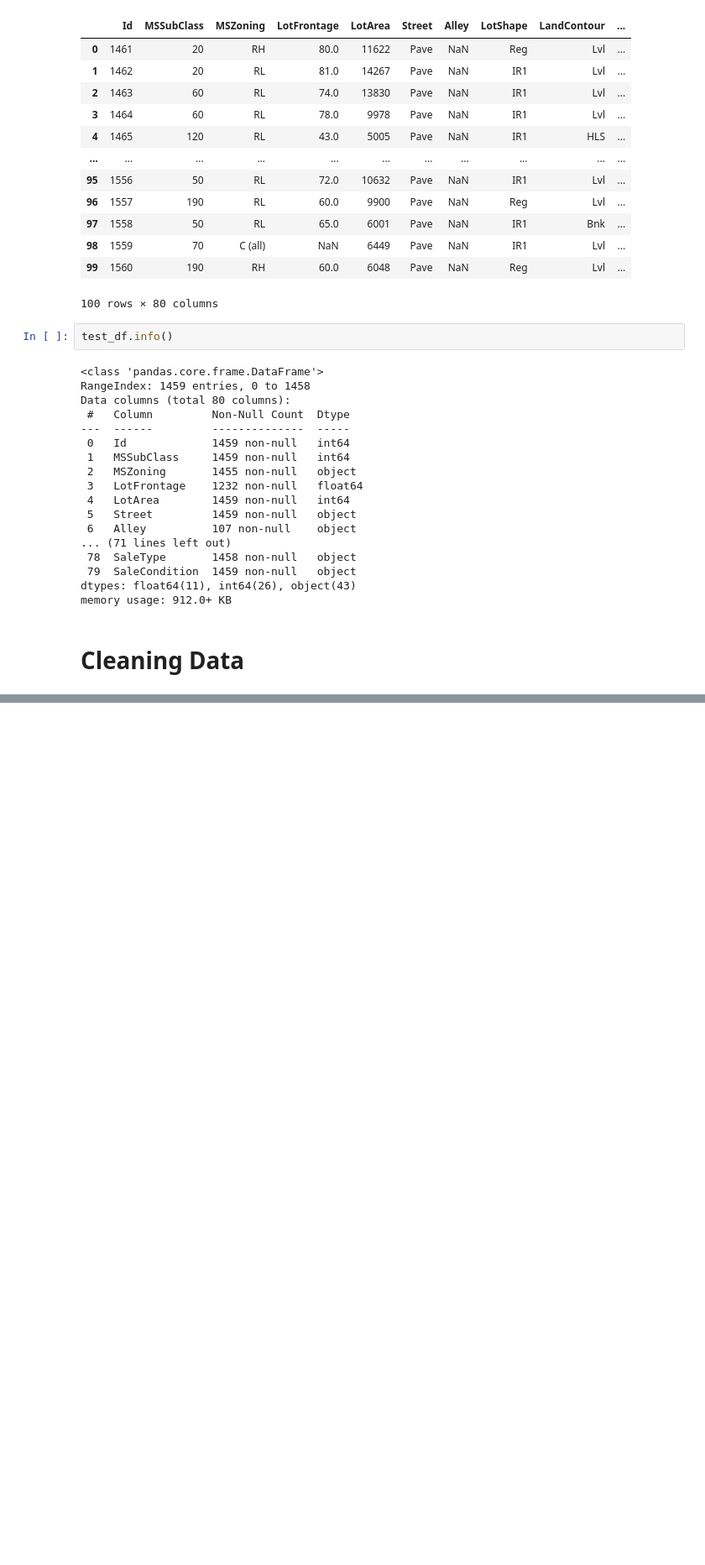
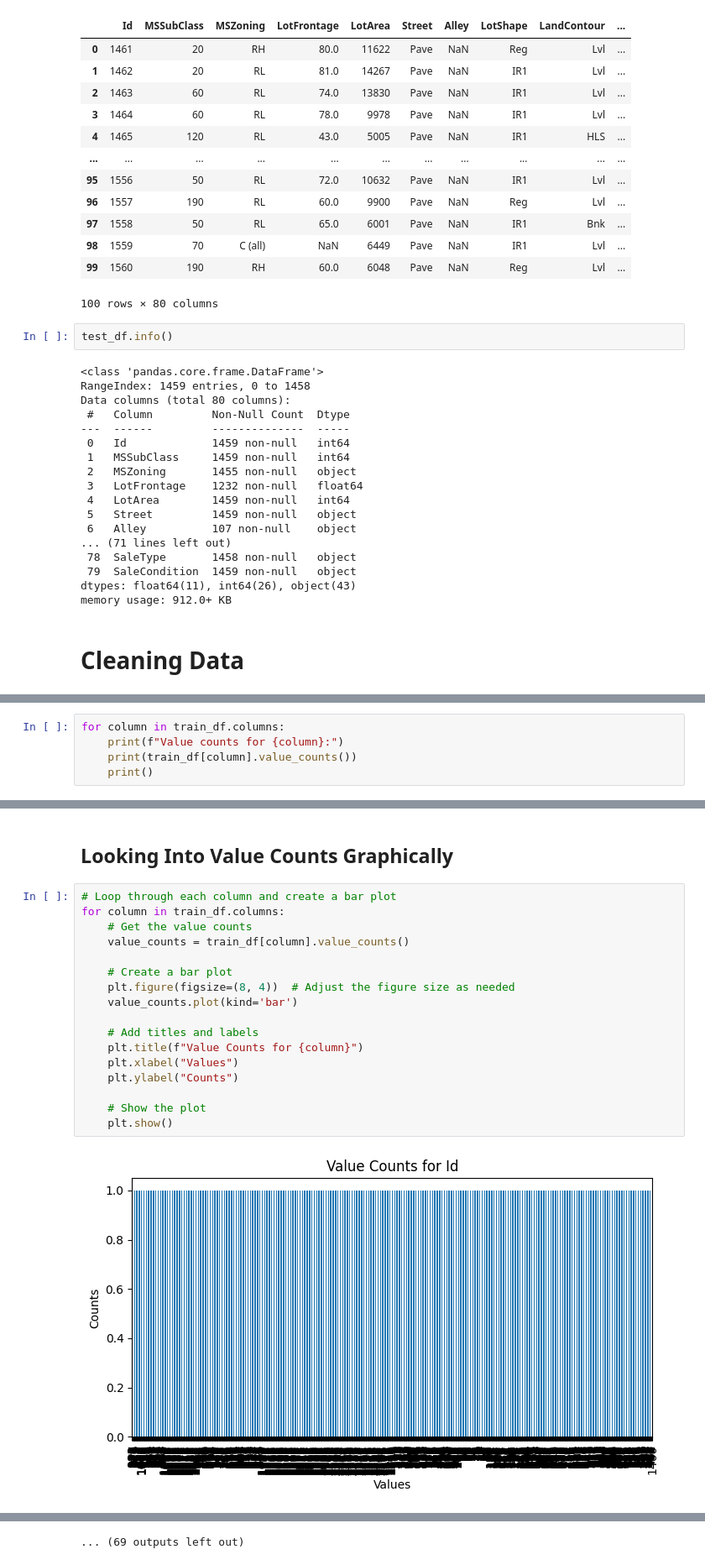
Before and after one commit to ibshafique/mlops_with_poridhi, a Jupyter notebook: prerequisite_projects/Housing_Prices/housing_prices_1.ipynb, the cells around one changed output, grey strips where cells are left out. Shown at 84% size. Cells and saved outputs as stored; diff of their text form; blank space fills up the shorter version.

```diff
--- a/prerequisite_projects/Housing_Prices/housing_prices_1.ipynb
+++ b/prerequisite_projects/Housing_Prices/housing_prices_1.ipynb
@@ -127,0 +134,5 @@ memory usage: 912.0+ KB
+# %%
+for column in train_df.columns:
+    print(f"Value counts for {column}:")
+    print(train_df[column].value_counts())
+    print()
@@ -127,0 +157,21 @@ memory usage: 912.0+ KB
+# %% [markdown]
+## Looking Into Value Counts Graphically
+# %%
+# Loop through each column and create a bar plot
+for column in train_df.columns:
+    # Get the value counts
+    value_counts = train_df[column].value_counts()
+
+    # Create a bar plot
+    plt.figure(figsize=(8, 4))  # Adjust the figure size as needed
+    value_counts.plot(kind='bar')
+
+    # Add titles and labels
+    plt.title(f"Value Counts for {column}")
+    plt.xlabel("Values")
+    plt.ylabel("Counts")
+
+    # Show the plot
+    plt.show()
+# %% [output]
+[figure, added]
@@ -127,0 +189 @@ memory usage: 912.0+ KB
+... (69 outputs left out)
```
Also changed, not shown: parts of 15 cells of this notebook.
